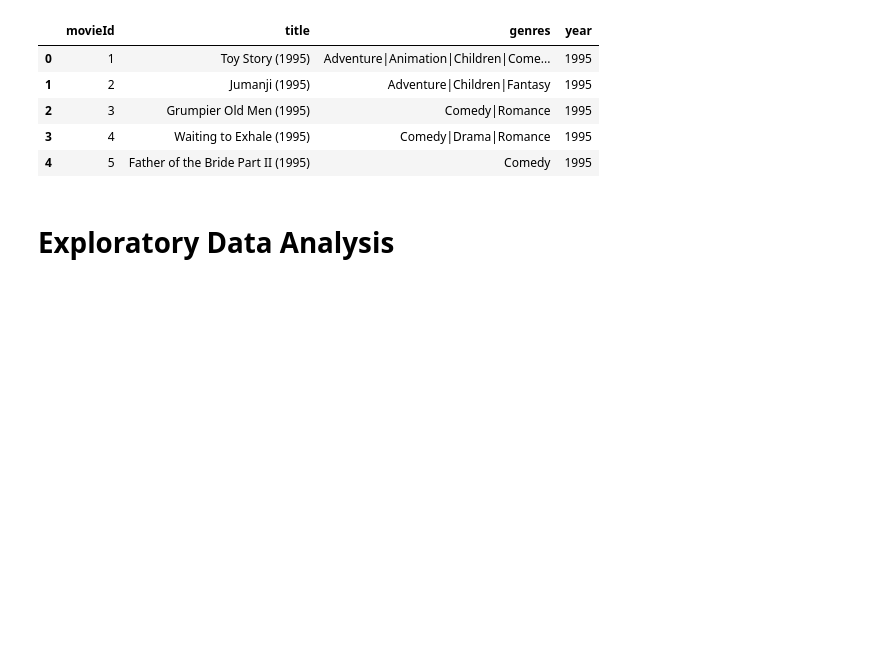
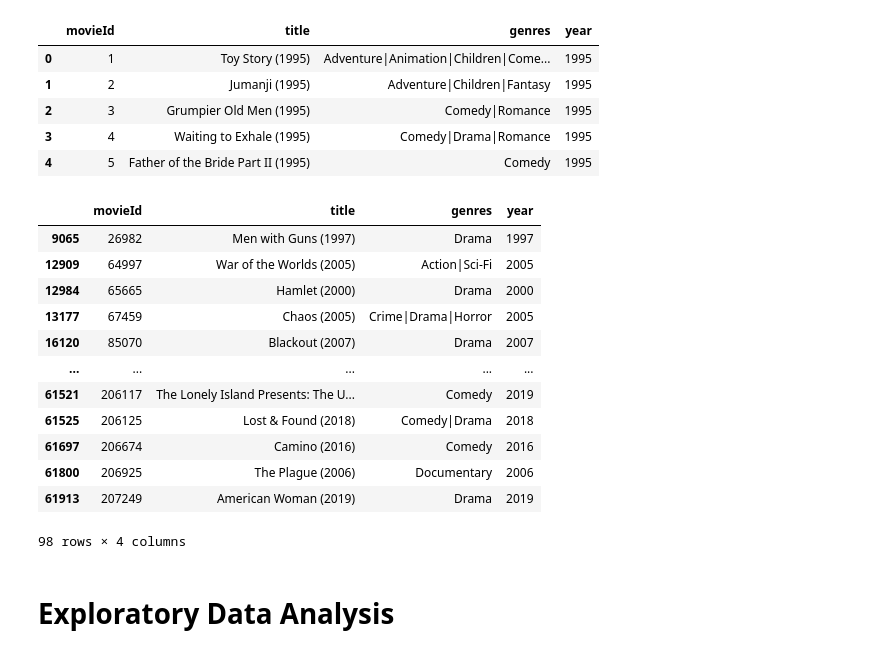
Before and after one commit to nsuttora/Movie-Recommender-Data-Mining-II, a Jupyter notebook: movie_recommender.ipynb, the cells around one changed output. Drawn from its saved outputs; the diff is of its cells as text; code cells hidden in the pictures; blank space fills up the shorter version.

Commit message:
added a TODO

```diff
--- a/movie_recommender.ipynb
+++ b/movie_recommender.ipynb
@@ -68,6 +68,24 @@ movies.head()
 | 2 | 3 | Grumpier Old Men (1995) | Comedy|Romance | 1995 |
 | 3 | 4 | Waiting to Exhale (1995) | Comedy|Drama|Romance | 1995 |
 | 4 | 5 | Father of the Bride Part II (1995) | Comedy | 1995 |
+# %%
+# TODO: there are some duplicate movies with different genres listed for the same movie,
+# merge the 2+ movies to 1 title and combine all the genres together
+movies[movies.duplicated(['title'])]
+# %% [output]
+|  | movieId | title | genres | year |
+| 9065 | 26982 | Men with Guns (1997) | Drama | 1997 |
+| 12909 | 64997 | War of the Worlds (2005) | Action|Sci-Fi | 2005 |
+| 12984 | 65665 | Hamlet (2000) | Drama | 2000 |
+| 13177 | 67459 | Chaos (2005) | Crime|Drama|Horror | 2005 |
+| 16120 | 85070 | Blackout (2007) | Drama | 2007 |
+| ... | ... | ... | ... | ... |
+| 61521 | 206117 | The Lonely Island Presents: The U... | Comedy | 2019 |
+| 61525 | 206125 | Lost & Found (2018) | Comedy|Drama | 2018 |
+| 61697 | 206674 | Camino (2016) | Comedy | 2016 |
+| 61800 | 206925 | The Plague (2006) | Documentary | 2006 |
+| 61913 | 207249 | American Woman (2019) | Drama | 2019 |
+98 rows × 4 columns
 # %% [markdown]
 # Exploratory Data Analysis
 # %%
```
